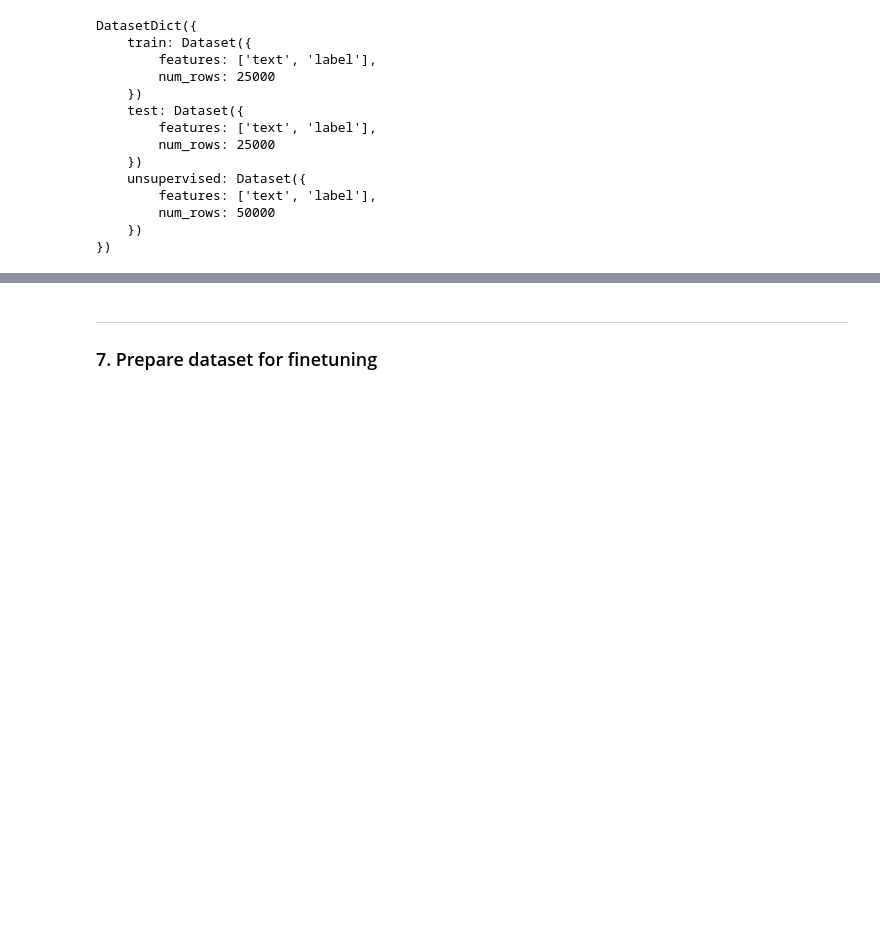
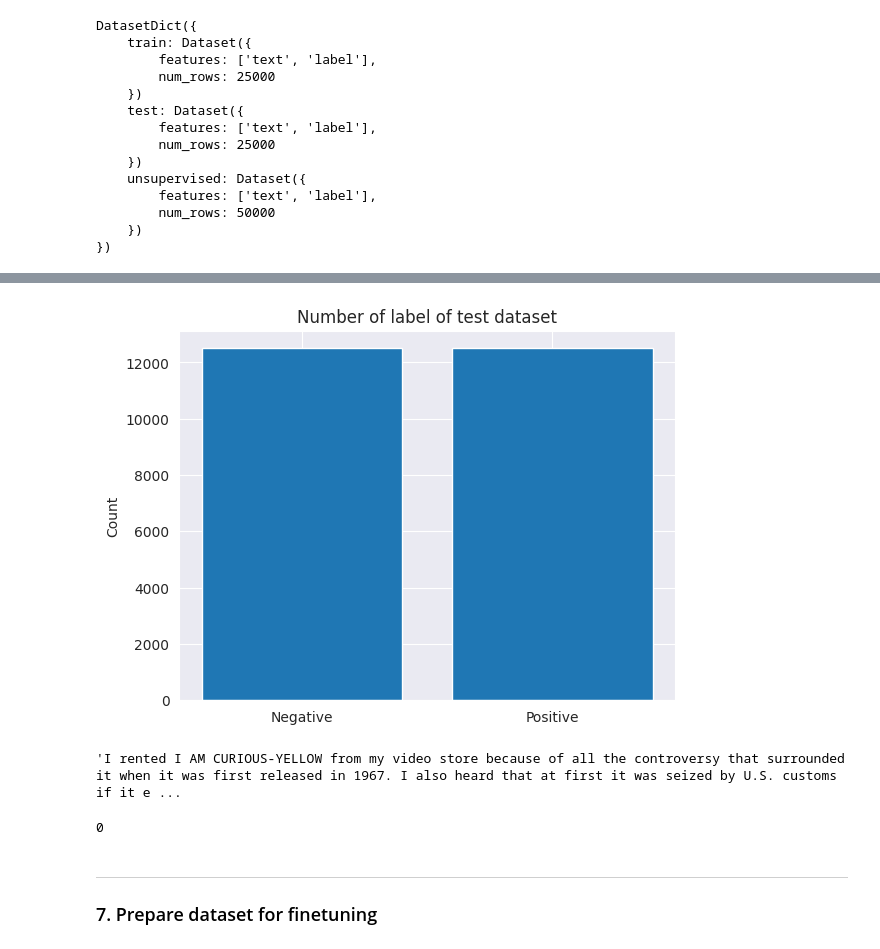
Before and after one commit to mistery09/AKI_Seminar_2_Project_Demo, a Jupyter notebook: src/LLaMA_Finetuning_Syon_Kadkade.ipynb, the cells around one changed output, grey strips where cells are left out. Drawn from its saved outputs; the diff is of its cells as text; code cells hidden in the pictures; blank space fills up the shorter version.

```diff
--- a/src/LLaMA_Finetuning_Syon_Kadkade.ipynb
+++ b/src/LLaMA_Finetuning_Syon_Kadkade.ipynb
@@ -157,3 +179,20 @@ DatasetDict({
+# %%
+fig, ax = plt.subplots()
+number_of_zeros = dataset["test"]["label"].count(0)
+number_of_ones = dataset["test"]["label"].count(1)
+ax.bar(["Negative", "Positive"], [number_of_zeros, number_of_ones])
+ax.set(title="Number of label of test dataset", ylabel="Count")
+plt.show()
+# %% [output]
+[figure, added]
+# %%
+dataset["train"]["text"][0]
+# %% [output]
+'I rented I AM CURIOUS-YELLOW from my video store because of all the controversy that surrounded it when it was first released in 1967. I also heard that at first it was seized by U.S. customs if it e ...
+# %%
+dataset["train"]["label"][0]
+# %% [output]
+0
 # %% [markdown]
 -------
 ### 7. Prepare dataset for finetuning
```
Also changed, not shown: parts of 16 cells of this notebook.
